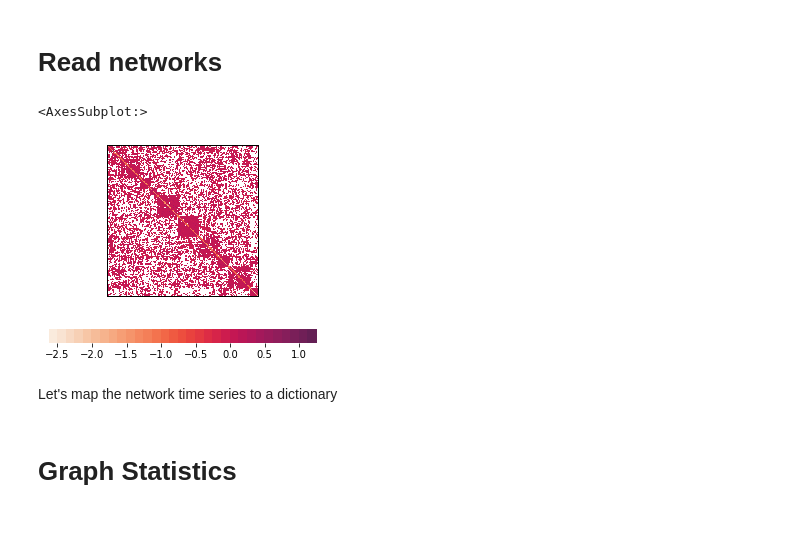
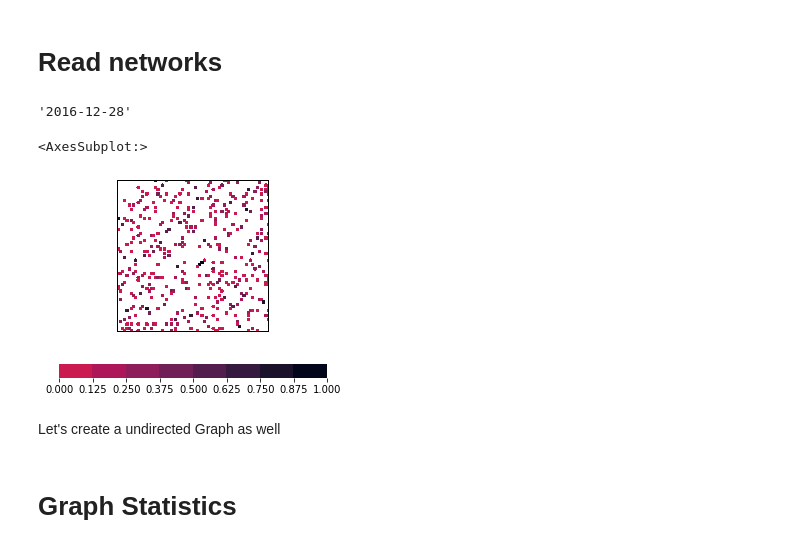
Before and after one commit to ragnarlevi/GTST, a Jupyter notebook: _Workbench/FinancialRisk.ipynb, the cells around one changed output. Cells and saved outputs as stored; diff of their text form; code cells hidden in the pictures.

Commit message:
R file for networks

```diff
--- a/_Workbench/FinancialRisk.ipynb
+++ b/_Workbench/FinancialRisk.ipynb
@@ -28,4 +28,15 @@ rpy2.robjects.numpy2ri.activate()
 from mmdutils import plot_corr
 # %% [markdown]
 # Read networks
+# %%
+list(dates['Technology'][0])[0]
+# %% [output]
+'2016-12-28'
+# %%
+readRDS = ro.r['readRDS']
+networks = readRDS('../data/FinancialGraphs/SpectralHeavy/network_list_by_5_per_sector.rds')
+networks = dict(zip(networks.names, map(list,list(networks))))
+dates = readRDS('../data/FinancialGraphs/SpectralHeavy/Dates_by_5_per_sector.rds')
+dates = dict(zip(dates.names, map(list,list(dates))))
+dates = {sector:[dt.datetime.strptime(list(date)[0], "%Y-%m-%d").date() for date in dates[sector]] for sector in dates.keys()}
 # %%
@@ -37,10 +44,10 @@ sector_classification_numerical = dict(zip(sector_classification_numerical.names
 dates = readRDS('../data/date_list.rds')
 dates = [dt.datetime.strptime(date, "%Y-%m-%d").date() for date in dates]
 # %%
-plot_corr(network_list[0])
+plot_corr(networks['Technology'][0])
 # %% [output]
 <AxesSubplot:>
-[figure, old version]
+[figure, new version]
-# %% [markdown]
-Let's map the network time series to a dictionary
+# %% [markdown]
+Let's create a undirected Graph as well
 # %%
```
Also changed, not shown: parts of 12 cells of this notebook, 15 other files.
